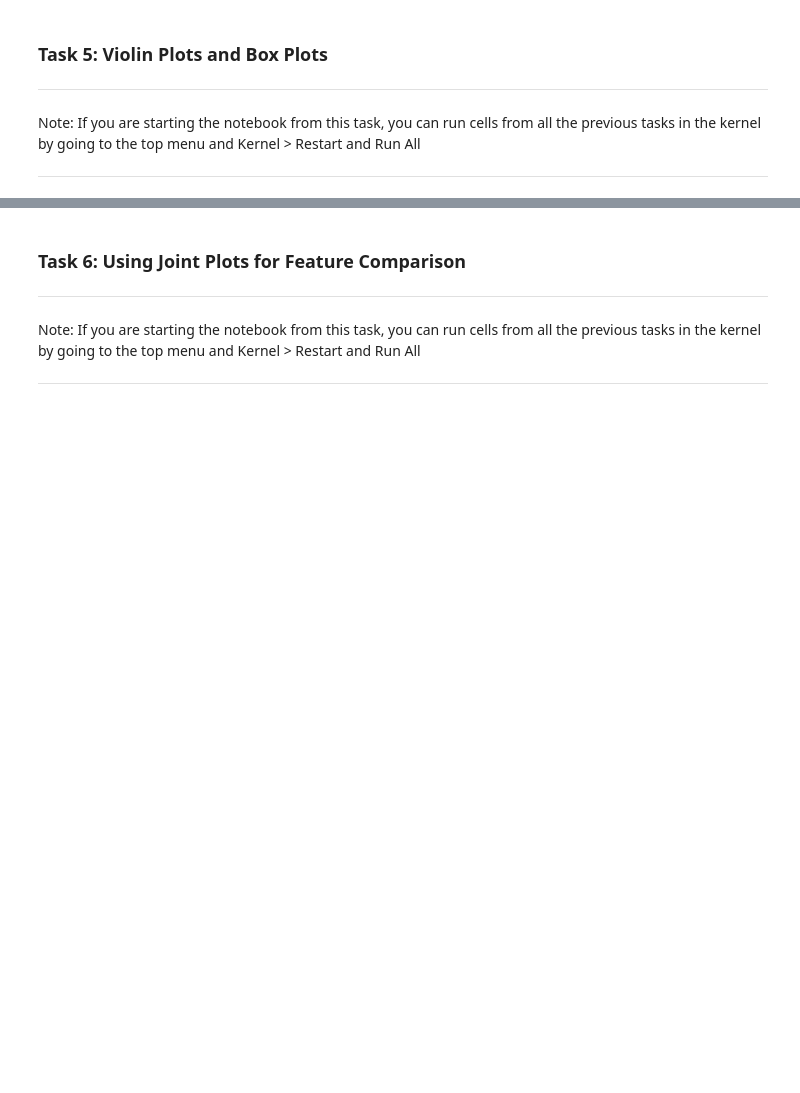
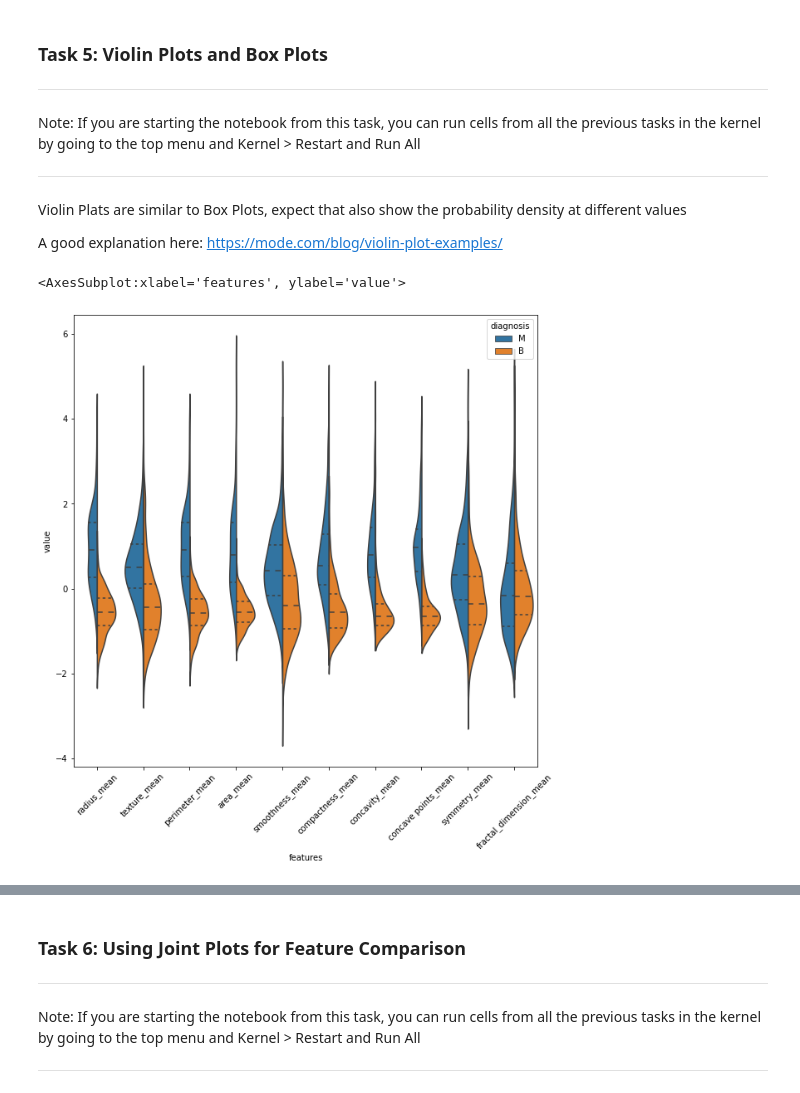
Before and after one commit to Peng-Peng/test, a Jupyter notebook: eda_seaborn.ipynb, the cells around one changed output, grey strips where cells are left out. Cells and saved outputs as stored; diff of their text form; code cells hidden in the pictures; blank space fills up the shorter version.

```diff
--- a/eda_seaborn.ipynb
+++ b/eda_seaborn.ipynb
@@ -142,3 +152,7 @@ ax = sns.countplot(y, label="count") #y-axis label = count
 ***
 Note: If you are starting the notebook from this task, you can run cells from all the previous tasks in the kernel by going to the top menu and Kernel > Restart and Run All
 ***
+# %%
+data = x
+data_std = (data-data.mean())/data.std()
+data_std.describe()
@@ -147,3 +172,7 @@ Note: If you are starting the notebook from this task, you can run cells from al
 ***
 Note: If you are starting the notebook from this task, you can run cells from all the previous tasks in the kernel by going to the top menu and Kernel > Restart and Run All
 ***
+# %% [markdown]
+Violin Plats are similar to Box Plots, expect that also show the probability density at different values
+
+A good explanation here: https://mode.com/blog/violin-plot-examples/
@@ -149,0 +181,19 @@ Note: If you are starting the notebook from this task, you can run cells from al
+# %%
+# look at just the first 10 features
+data = pd.concat([y,data_std.iloc[:,0:10]],axis = 1)
+data = pd.melt(data, id_vars = 'diagnosis',
+               var_name = 'features',value_name='value'
+              )
+plt.figure(figsize=(10,10))
+
+plt.xticks(rotation=45);  # tilt the x-axia label so it won't clutter
+sns.violinplot(x='features',y='value',hue='diagnosis',data=data, split=True,inner='quart')
+# look at the diagram
+# observation 1) for exmaple for texture_mean, the medium for M vs B are separated
+# this could provide a ingisht that this feature is good for classification
+
+# observation 2) perimeter_mean and area_mean has similar shape, are they correlated?
+# if yes, the best practice is to reduce the redundancy by dropping one of the columns
+# %% [output]
+<AxesSubplot:xlabel='features', ylabel='value'>
+[figure, added]
```
Also changed, not shown: parts of 11 cells of this notebook, 4 other files.
